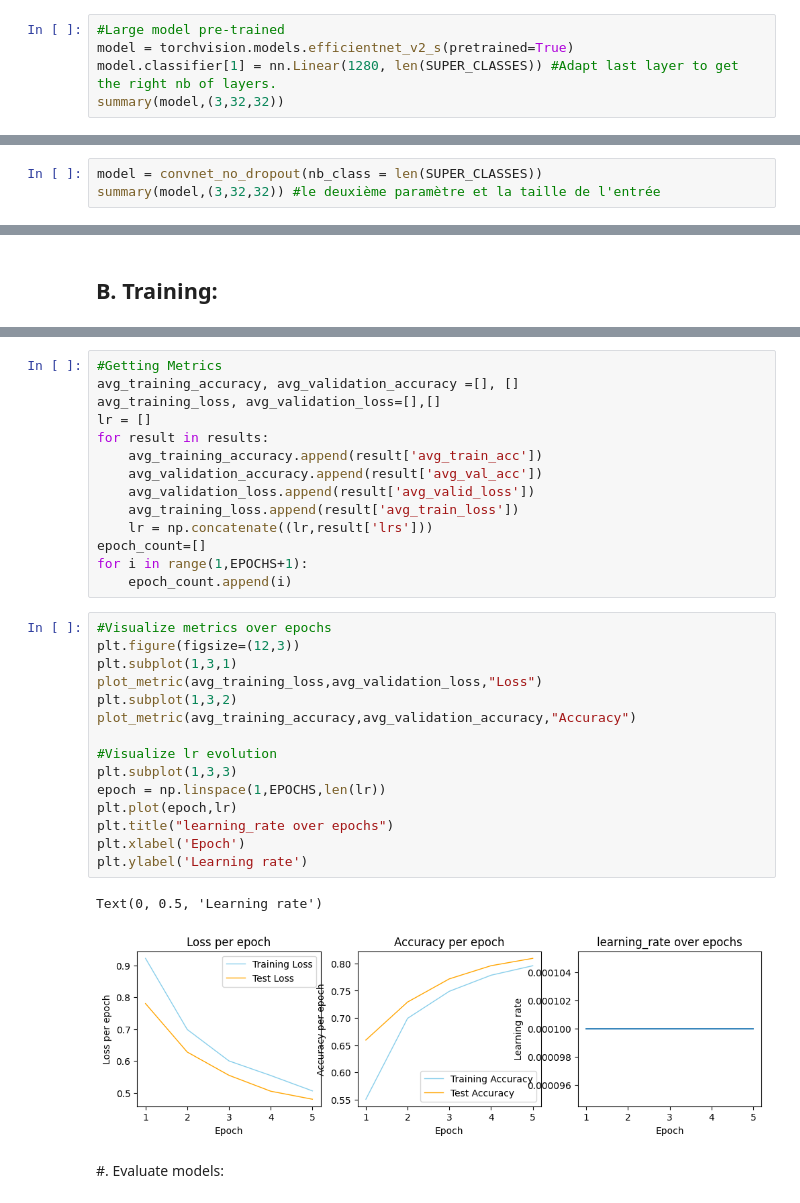
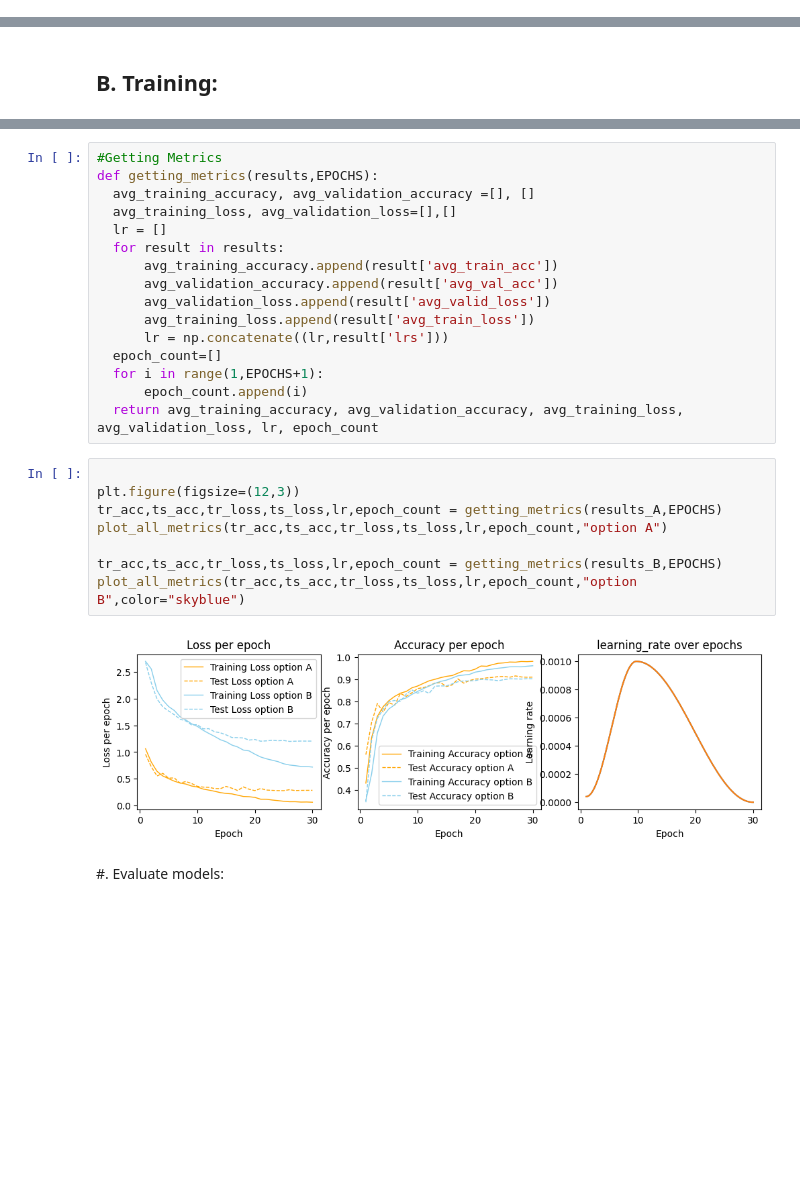
Before and after one commit to VincentCsNv/SPARKS, a Jupyter notebook: Classification_CIFAR/classif_main.ipynb, the cells around one changed output, grey strips where cells are left out. Saved outputs shown, nothing was run; the diff lists cells and outputs as text; blank space fills up the shorter version.

```diff
--- a/Classification_CIFAR/classif_main.ipynb
+++ b/Classification_CIFAR/classif_main.ipynb
@@ -206,7 +239,2 @@ histogram_data_df("superclass",train_df,test_df)
 # %% [markdown]
 ### a. Define models :
-# %%
-#Large model pre-trained
-model = torchvision.models.efficientnet_v2_s(pretrained=True)
-model.classifier[1] = nn.Linear(1280, len(SUPER_CLASSES)) #Adapt last layer to get the right nb of layers.
-summary(model,(3,32,32))
@@ -292,6 +302,3 @@ class convnet_no_dropout(nn.Module):
         output=self.output_layer(output)
 
         return output
-# %%
-model = convnet_no_dropout(nb_class = len(SUPER_CLASSES))
-summary(model,(3,32,32)) #le deuxième paramètre et la taille de l'entrée
@@ -536,35 +551,29 @@ RuntimeError: Found no NVIDIA driver on your system. Please check that you have
 # %%
 #Getting Metrics
-avg_training_accuracy, avg_validation_accuracy =[], []
-avg_training_loss, avg_validation_loss=[],[]
-lr = []
-for result in results:
-    avg_training_accuracy.append(result['avg_train_acc'])
-    avg_validation_accuracy.append(result['avg_val_acc'])
-    avg_validation_loss.append(result['avg_valid_loss'])
-    avg_training_loss.append(result['avg_train_loss'])
-    lr = np.concatenate((lr,result['lrs']))
-epoch_count=[]
-for i in range(1,EPOCHS+1):
-    epoch_count.append(i)
+def getting_metrics(results,EPOCHS):
+  avg_training_accuracy, avg_validation_accuracy =[], []
+  avg_training_loss, avg_validation_loss=[],[]
+  lr = []
+  for result in results:
+      avg_training_accuracy.append(result['avg_train_acc'])
+      avg_validation_accuracy.append(result['avg_val_acc'])
+      avg_validation_loss.append(result['avg_valid_loss'])
+      avg_training_loss.append(result['avg_train_loss'])
+      lr = np.concatenate((lr,result['lrs']))
+  epoch_count=[]
+  for i in range(1,EPOCHS+1):
+      epoch_count.append(i)
+  return avg_training_accuracy, avg_validation_accuracy, avg_training_loss, avg_validation_loss, lr, epoch_count
-# %%
-#Visualize metrics over epochs
-plt.figure(figsize=(12,3))
-plt.subplot(1,3,1)
-plot_metric(avg_training_loss,avg_validation_loss,"Loss")
-plt.subplot(1,3,2)
-plot_metric(avg_training_accuracy,avg_validation_accuracy,"Accuracy")
-
-#Visualize lr evolution
-plt.subplot(1,3,3)
-epoch = np.linspace(1,EPOCHS,len(lr))
-plt.plot(epoch,lr)
-plt.title("learning_rate over epochs")
-plt.xlabel('Epoch')
-plt.ylabel('Learning rate')
-# %% [output]
-Text(0, 0.5, 'Learning rate')
-[figure, removed]
+# %%
+
+plt.figure(figsize=(12,3))
+tr_acc,ts_acc,tr_loss,ts_loss,lr,epoch_count = getting_metrics(results_A,EPOCHS)
+plot_all_metrics(tr_acc,ts_acc,tr_loss,ts_loss,lr,epoch_count,"option A")
+
+tr_acc,ts_acc,tr_loss,ts_loss,lr,epoch_count = getting_metrics(results_B,EPOCHS)
+plot_all_metrics(tr_acc,ts_acc,tr_loss,ts_loss,lr,epoch_count,"option B",color="skyblue")
+# %% [output]
+[figure, added]
 # %% [markdown]
 #. Evaluate models:
 # %%
```
Also changed, not shown: parts of 20 cells of this notebook.
